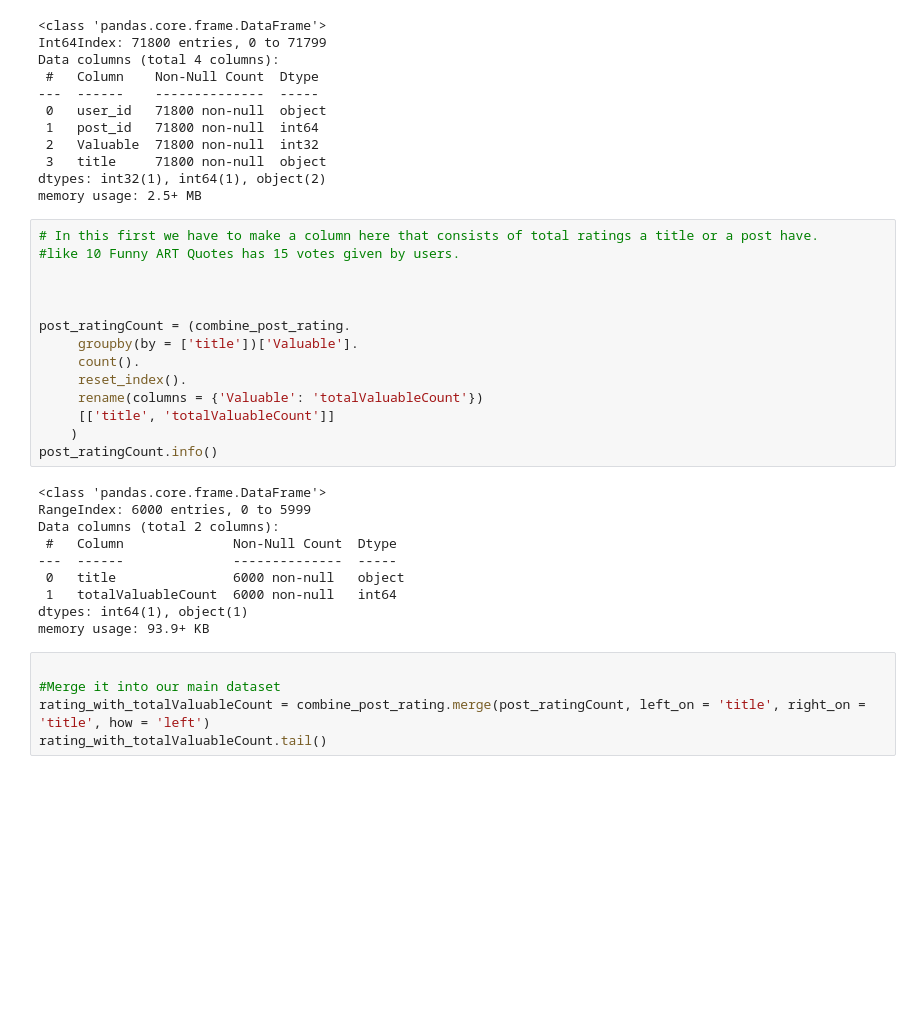
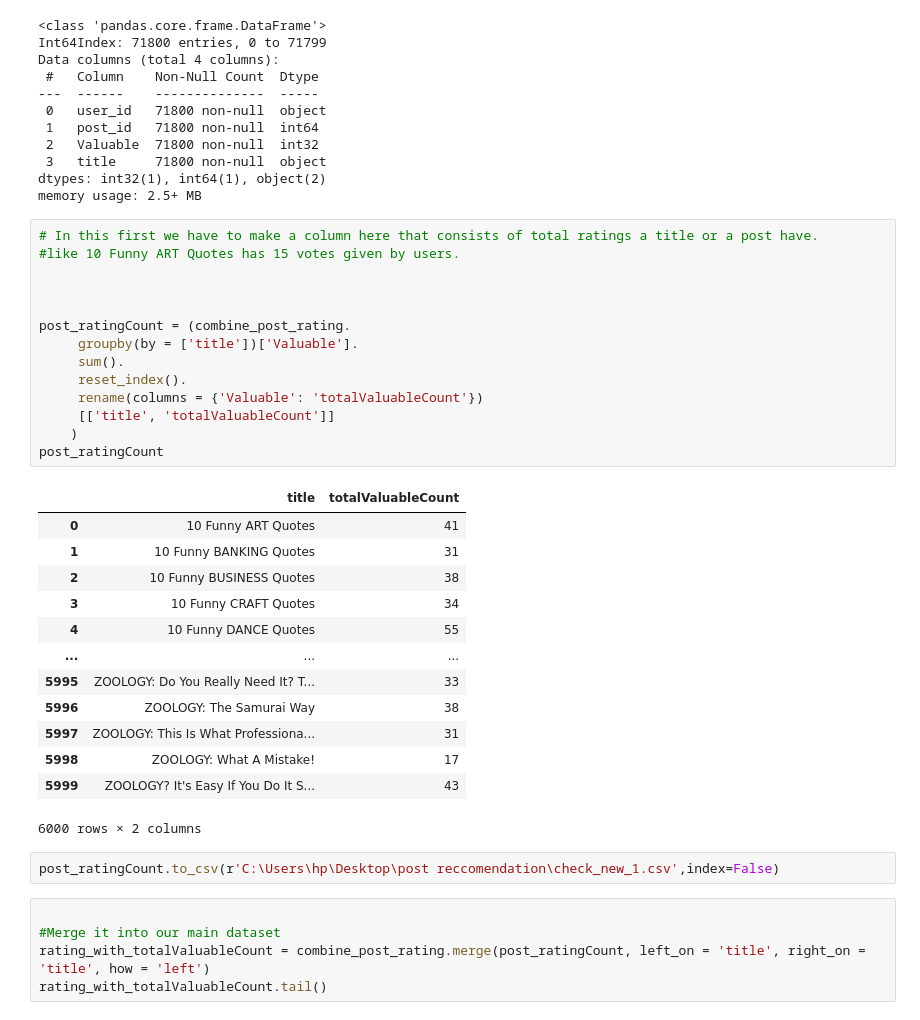
Before and after one commit to rubykar/Post-Recommender-System, a Jupyter notebook: Post Reccomendation System.ipynb, the cells around one changed output. Saved outputs shown, nothing was run; the diff lists cells and outputs as text; blank space fills up the shorter version.

```diff
--- a/Post Reccomendation System.ipynb
+++ b/Post Reccomendation System.ipynb
@@ -111,27 +111,33 @@ memory usage: 2.5+ MB
 # %%
 # In this first we have to make a column here that consists of total ratings a title or a post have.
 #like 10 Funny ART Quotes has 15 votes given by users.
 
 
 
 post_ratingCount = (combine_post_rating.
      groupby(by = ['title'])['Valuable'].
-     count().
+     sum().
      reset_index().
      rename(columns = {'Valuable': 'totalValuableCount'})
      [['title', 'totalValuableCount']]
     )
-post_ratingCount.info()
+post_ratingCount
 # %% [output]
+|  | title | totalValuableCount |
+| 0 | 10 Funny ART Quotes | 41 |
+| 1 | 10 Funny BANKING Quotes | 31 |
+| 2 | 10 Funny BUSINESS Quotes | 38 |
+| 3 | 10 Funny CRAFT Quotes | 34 |
+| 4 | 10 Funny DANCE Quotes | 55 |
+| ... | ... | ... |
+| 5995 | ZOOLOGY: Do You Really Need It? T... | 33 |
+| 5996 | ZOOLOGY: The Samurai Way | 38 |
+| 5997 | ZOOLOGY: This Is What Professiona... | 31 |
+| 5998 | ZOOLOGY: What A Mistake! | 17 |
+| 5999 | ZOOLOGY? It's Easy If You Do It S... | 43 |
-<class 'pandas.core.frame.DataFrame'>
-RangeIndex: 6000 entries, 0 to 5999
-Data columns (total 2 columns):
- #   Column              Non-Null Count  Dtype
----  ------              --------------  -----
- 0   title               6000 non-null   object
- 1   totalValuableCount  6000 non-null   int64
-dtypes: int64(1), object(1)
-memory usage: 93.9+ KB
+6000 rows × 2 columns
+# %%
+post_ratingCount.to_csv(r'C:\Users\hp\Desktop\post reccomendation\check_new_1.csv',index=False)
 # %%
 
 #Merge it into our main dataset
```
Also changed, not shown: parts of 1 cell of this notebook.
